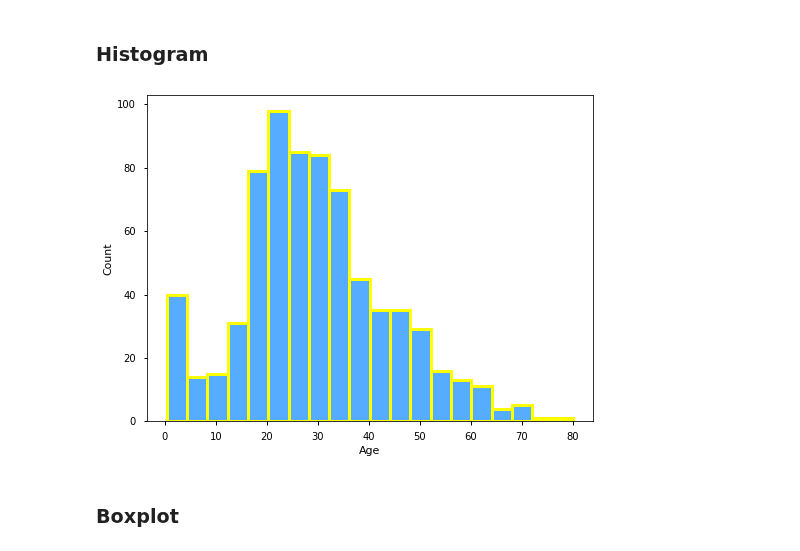
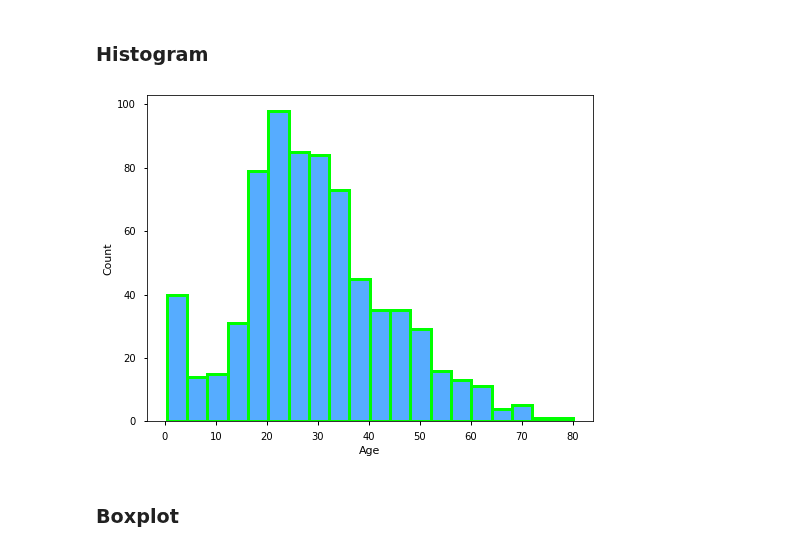
Before and after one commit to PaulToronto/Howard-University-Coursera-Linear-Algebra-For-Data-Science-Specialization, a Jupyter notebook: 1_1_2_Modeling_Data_in_Python.ipynb, the cells around one changed output. Cells and saved outputs as stored; diff of their text form; code cells hidden in the pictures.

```diff
--- a/1_1_2_Modeling_Data_in_Python.ipynb
+++ b/1_1_2_Modeling_Data_in_Python.ipynb
@@ -392,11 +403,11 @@ sns.countplot(x='Survived', hue='Pclass', data=titanic, palette='winter');
 # %%
 plt.figure(figsize=(8, 6))
 sns.histplot(titanic['Age'],
              color='dodgerblue',
-             edgecolor='yellow',
+             edgecolor='lime',
              linewidth=3);
 # %% [output]
-[figure, old version]
+[figure, new version]
 # %% [markdown]
 ### Boxplot
 # %%
```
Also changed, not shown: parts of 2 cells of this notebook.
